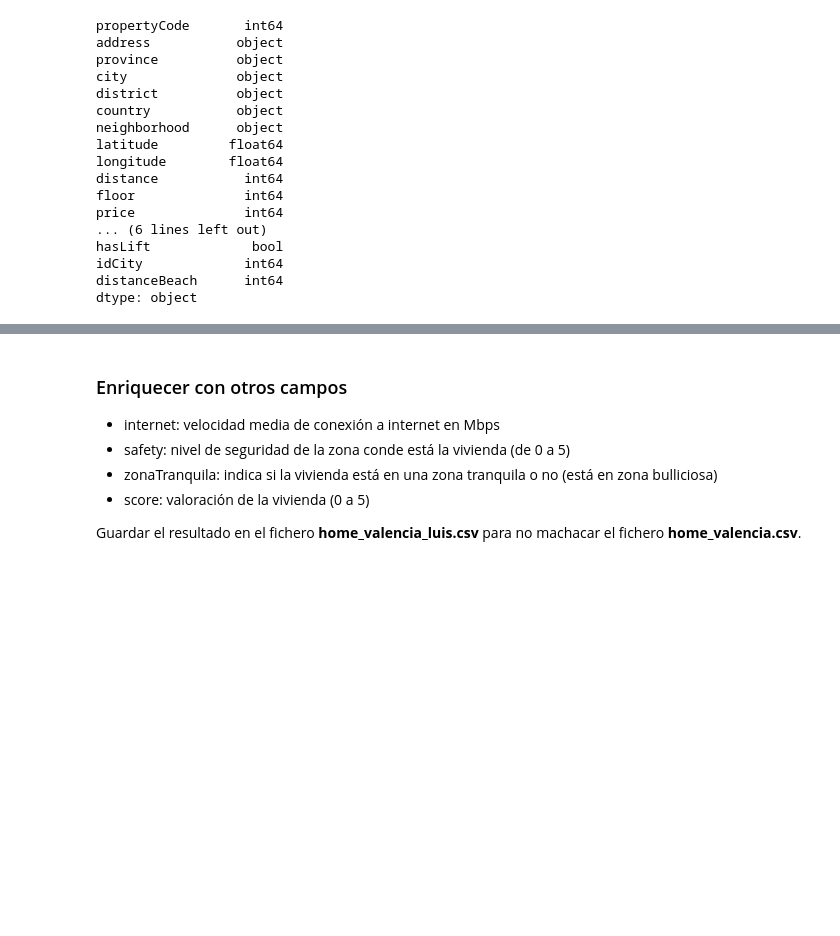
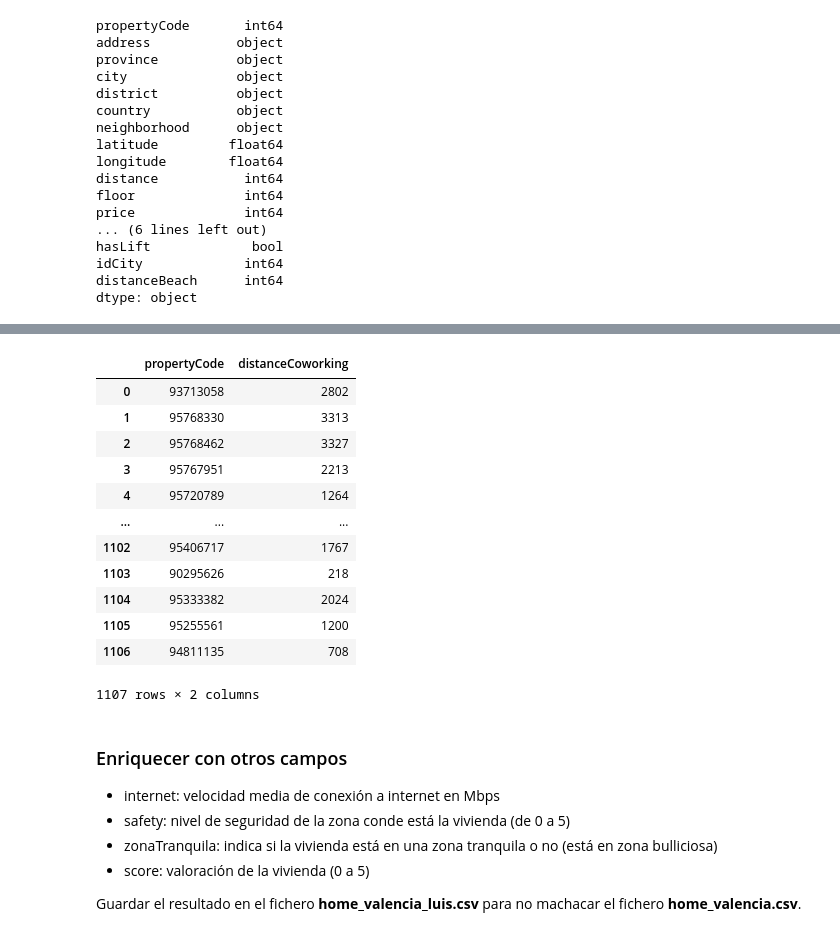
Before and after one commit to Nomadas-Digitales/nomadas-data, a Jupyter notebook: src/EnriquecerDatasets-Luis.ipynb, the cells around one changed output, grey strips where cells are left out. Saved outputs shown, nothing was run; the diff lists cells and outputs as text; code cells hidden in the pictures; blank space fills up the shorter version.

Commit message:
Calcular la distancia de las viviendas a espacio coworking

```diff
--- a/src/EnriquecerDatasets-Luis.ipynb
+++ b/src/EnriquecerDatasets-Luis.ipynb
@@ -182,0 +187,3 @@ home_valencia_df.to_csv(os.path.join(DATA_PATH, 'home_valencia.csv'), index=Fals
+# %%
+home_valencia_df = pd.read_csv(os.path.join(DATA_PATH, 'home_valencia.csv'))
+home_valencia_df
@@ -182,0 +204,10 @@ home_valencia_df.to_csv(os.path.join(DATA_PATH, 'home_valencia.csv'), index=Fals
+# %%
+home_valencia_df["distanceCoworking"] = 0
+# %%
+def calcular_dist_a_coworking(row):
+    #print("longitude:", row['longitude'], "latitude:", row['latitude'])
+    distancia = distance(coworking_lon, coworking_lat, row['longitude'], row['latitude'])
+    # print("Distancia a playa:", int(distancia))
+    row['distanceCoworking'] = int(distancia)
+
+    return row
@@ -182,0 +217,17 @@ home_valencia_df.to_csv(os.path.join(DATA_PATH, 'home_valencia.csv'), index=Fals
+# %%
+home_valencia_df = home_valencia_df.apply(calcular_dist_a_coworking, axis = 1)[["propertyCode","distanceCoworking"]]
+home_valencia_df
+# %% [output]
+|  | propertyCode | distanceCoworking |
+| 0 | 93713058 | 2802 |
+| 1 | 95768330 | 3313 |
+| 2 | 95768462 | 3327 |
+| 3 | 95767951 | 2213 |
+| 4 | 95720789 | 1264 |
+| ... | ... | ... |
+| 1102 | 95406717 | 1767 |
+| 1103 | 90295626 | 218 |
+| 1104 | 95333382 | 2024 |
+| 1105 | 95255561 | 1200 |
+| 1106 | 94811135 | 708 |
+1107 rows × 2 columns
```
Also changed, not shown: parts of 9 cells of this notebook, 3 other files.
